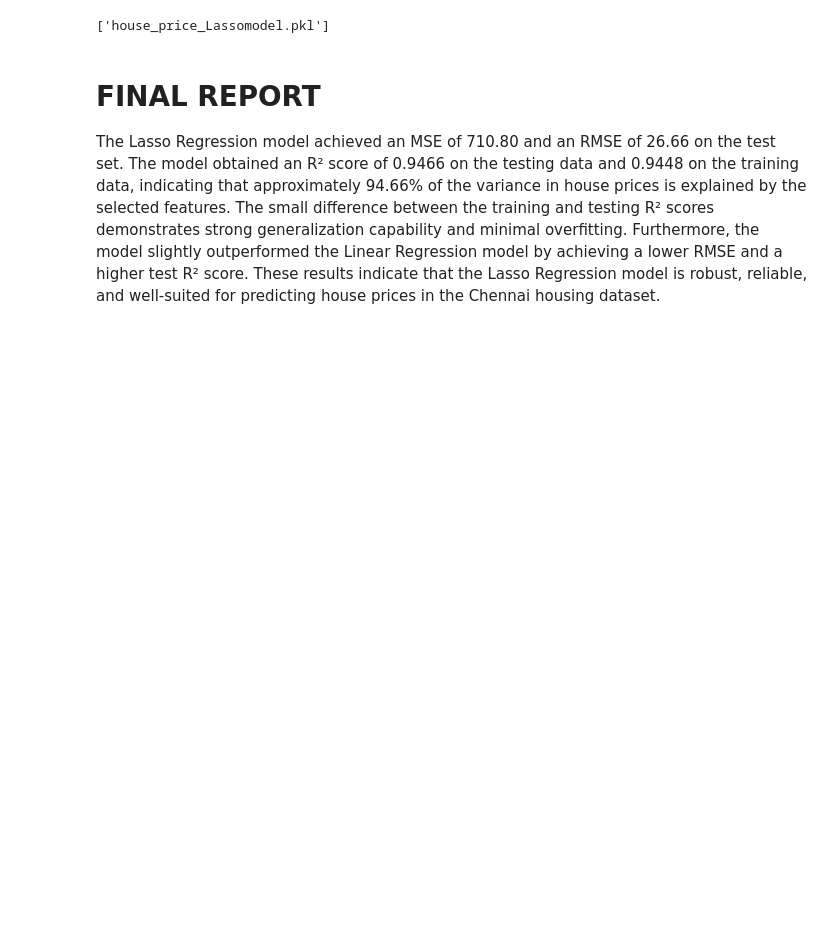
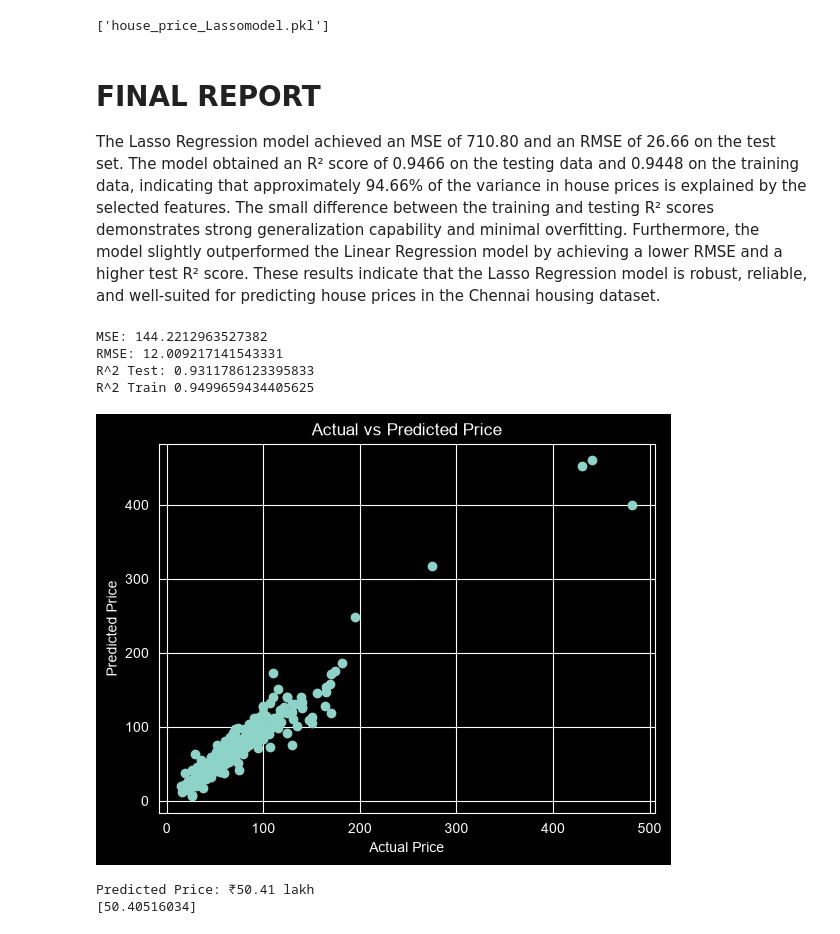
Before and after one commit to PRADEEP-EC98/Chennai-House-Price-Predictor, a Jupyter notebook: LassoRegression.ipynb, the cells around one changed output. Saved outputs shown, nothing was run; the diff lists cells and outputs as text; code cells hidden in the pictures; blank space fills up the shorter version.

```diff
--- a/LassoRegression.ipynb
+++ b/LassoRegression.ipynb
@@ -113,3 +113,22 @@ joblib.dump(lasso, "house_price_Lassomodel.pkl")
 # %% [markdown]
 # FINAL REPORT
 The Lasso Regression model achieved an MSE of 710.80 and an RMSE of 26.66 on the test set. The model obtained an R² score of 0.9466 on the testing data and 0.9448 on the training data, indicating that approximately 94.66% of the variance in house prices is explained by the selected features. The small difference between the training and testing R² scores demonstrates strong generalization capability and minimal overfitting. Furthermore, the model slightly outperformed the Linear Regression model by achieving a lower RMSE and a higher test R² score. These results indicate that the Lasso Regression model is robust, reliable, and well-suited for predicting house prices in the Chennai housing dataset.
+# %%
+df1 = pd.read_csv(r"preprocessed_data_outliers_removed.csv")
+# %%
+from sklearn.compose import ColumnTransformer
+from sklearn.preprocessing import StandardScaler, OneHotEncoder
+
+numeric_features = ["area", "bhk", "bathroom", "age"]
+categorical_features = ["status", "location", "builder"]
+
+preprocessor = ColumnTransformer(
+    transformers=[
+        ("num", StandardScaler(), numeric_features),
+        ("cat", OneHotEncoder(handle_unknown="ignore"), categorical_features)
+    ]
+)
+
+#Split Data
+X1 = df1.drop("price", axis=1)
+Y1 = df1["price"]
@@ -115,0 +163,55 @@ The Lasso Regression model achieved an MSE of 710.80 and an RMSE of 26.66 on the
+# %%
+from sklearn.metrics import mean_squared_error, r2_score
+
+Y1_pred_test = lasso_adjusted_to_outlier.predict(X1_test)
+Y1_pred_train = lasso_adjusted_to_outlier.predict(X1_train)
+
+mse = mean_squared_error(Y1_test, Y1_pred_test)
+rmse = np.sqrt(mse)
+r2_test = r2_score(Y1_test, Y1_pred_test)
+r2_train = r2_score(Y1_train, Y1_pred_train)
+print("MSE:", mse)
+print("RMSE:", rmse)
+print("R^2 Test:", r2_test)
+print("R^2 Train", r2_train)
+# %% [output]
+MSE: 144.2212963527382
+RMSE: 12.009217141543331
+R^2 Test: 0.9311786123395833
+R^2 Train 0.9499659434405625
+# %%
+# VISUALIZATION
+plt.scatter(Y1_test, Y1_pred_test)
+plt.xlabel("Actual Price")
+plt.ylabel("Predicted Price")
+plt.title("Actual vs Predicted Price")
+plt.show()
+# %% [output]
+[figure, added]
+# %%
+#Lasso Model
+new_house = pd.DataFrame({
+    "area": [650],
+    "bhk": [1],
+    "bathroom": [1],
+    "age": [1],
+    "status": ["ready"],
+    "location": ["Perungalathur"],
+    "builder": ["DAC Promoters"]
+})
+
+prediction = lasso_adjusted_to_outlier.predict(new_house)
+
+price_lakh = prediction[0]
+if price_lakh < 1:
+    print(f"Predicted Price: ₹{price_lakh * 100000:,.0f}")
+elif price_lakh < 100:
+    print(f"Predicted Price: ₹{price_lakh:,.2f} lakh")
+elif price_lakh < 100000:
+    print(f"Predicted Price: ₹{price_lakh / 100:,.2f} crore")
+else:
+    print(f"Predicted Price: ₹{price_lakh / 100000:,.2f} thousand crore")
+print(prediction)
+# %% [output]
+Predicted Price: ₹50.41 lakh
+[50.40516034]
```
Also changed, not shown: parts of 2 cells of this notebook, 1 other file.
